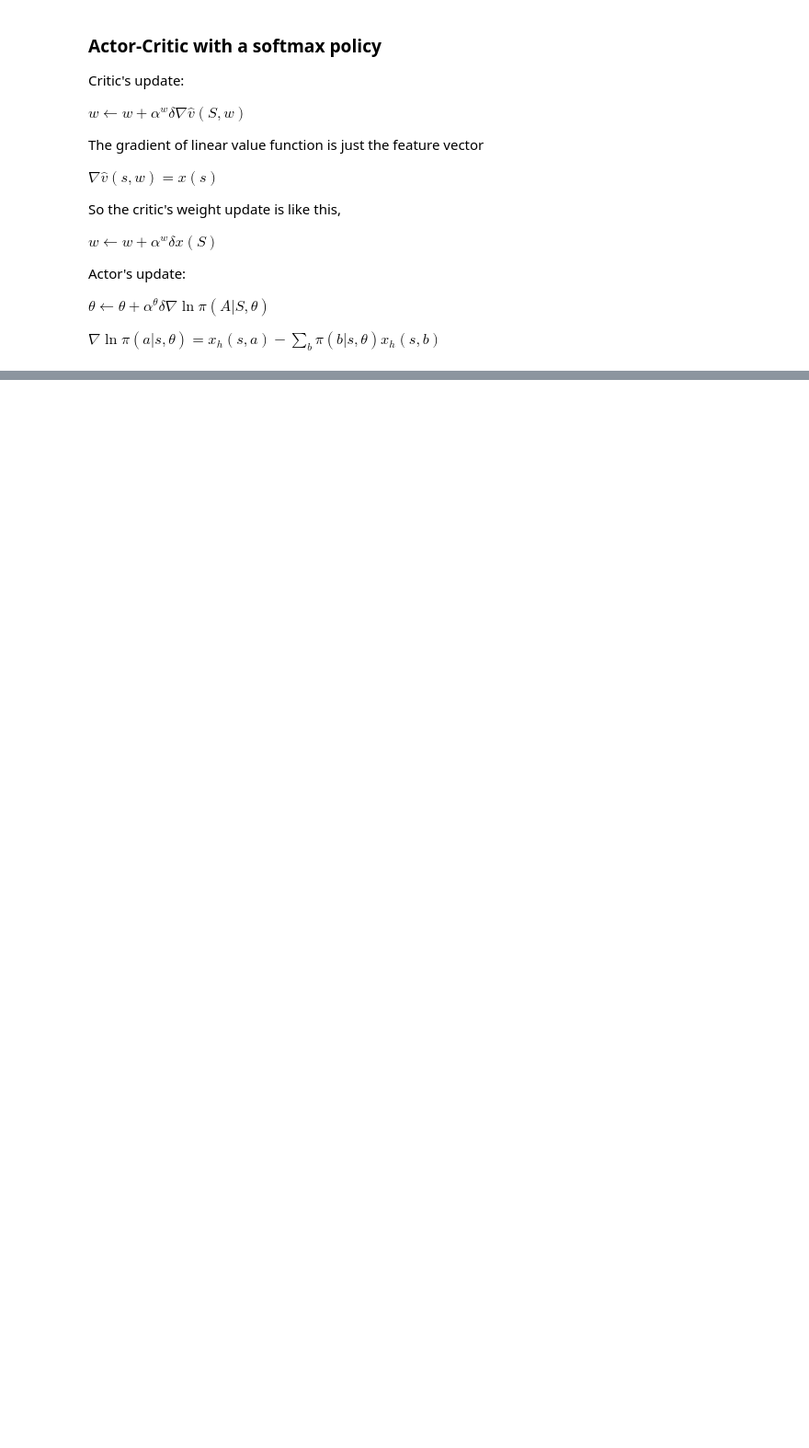
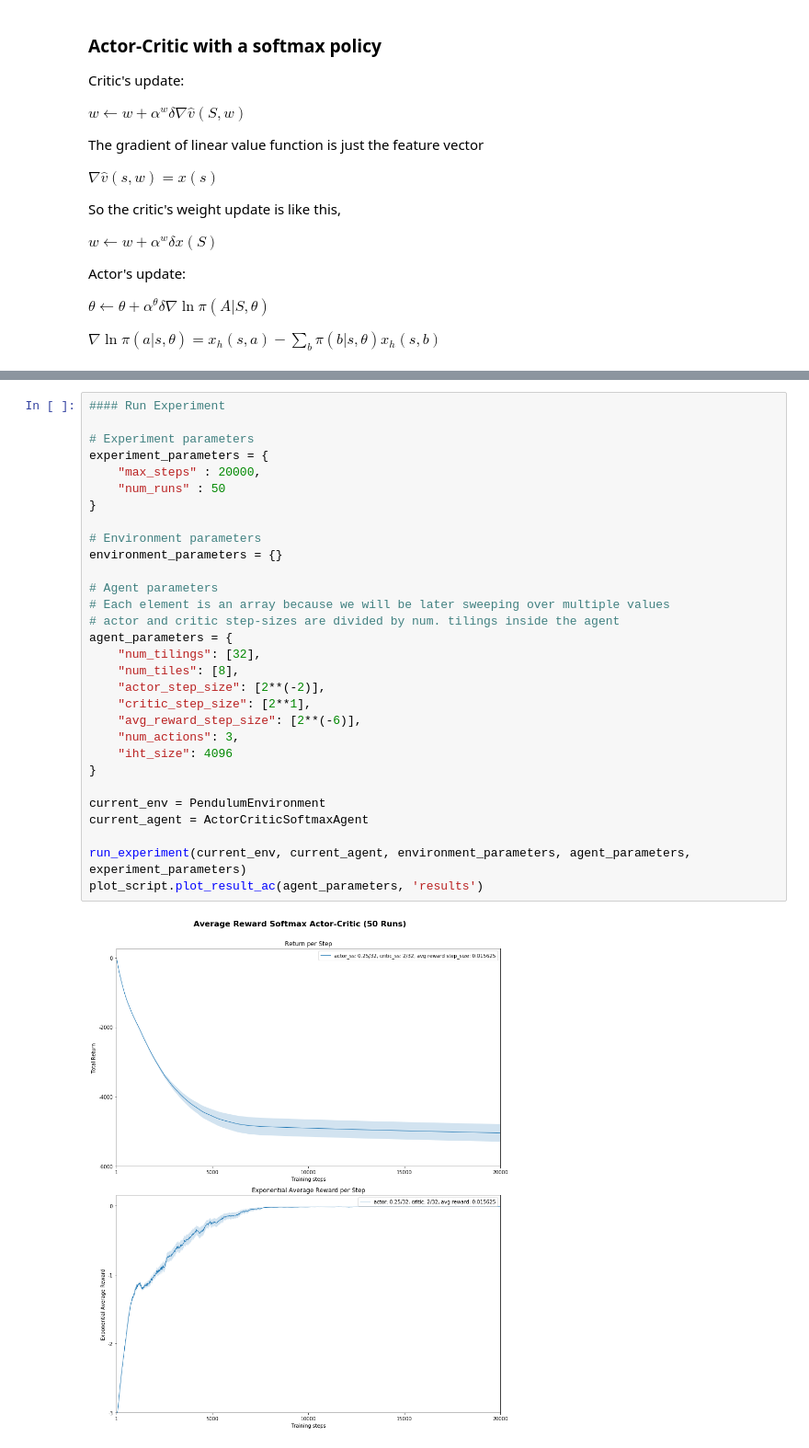
Before and after one commit to anilkunwar/coursera, a Jupyter notebook: UoA_Prediction_and_Control_with_function_approximation/Policy-Gradient.ipynb, the cells around one changed output, grey strips where cells are left out. Shown: that part at 92% size. Saved outputs shown, nothing was run; the diff lists cells and outputs as text; blank space fills up the shorter version.

```diff
--- a/UoA_Prediction_and_Control_with_function_approximation/Policy-Gradient.ipynb
+++ b/UoA_Prediction_and_Control_with_function_approximation/Policy-Gradient.ipynb
@@ -228,0 +840,32 @@ $ \nabla \ln \pi (a \vert s, \theta_{\sigma}) = \Big( \frac{(a - \mu(s, \theta))
+# %%
+#### Run Experiment
+
+# Experiment parameters
+experiment_parameters = {
+    "max_steps" : 20000,
+    "num_runs" : 50
+}
+
+# Environment parameters
+environment_parameters = {}
+
+# Agent parameters
+# Each element is an array because we will be later sweeping over multiple values
+# actor and critic step-sizes are divided by num. tilings inside the agent
+agent_parameters = {
+    "num_tilings": [32],
+    "num_tiles": [8],
+    "actor_step_size": [2**(-2)],
+    "critic_step_size": [2**1],
+    "avg_reward_step_size": [2**(-6)],
+    "num_actions": 3,
+    "iht_size": 4096
+}
+
+current_env = PendulumEnvironment
+current_agent = ActorCriticSoftmaxAgent
+
+run_experiment(current_env, current_agent, environment_parameters, agent_parameters, experiment_parameters)
+plot_script.plot_result_ac(agent_parameters, 'results')
+# %% [output]
+[figure, added]
```
Also changed, not shown: parts of 23 cells of this notebook, 7 other files.
